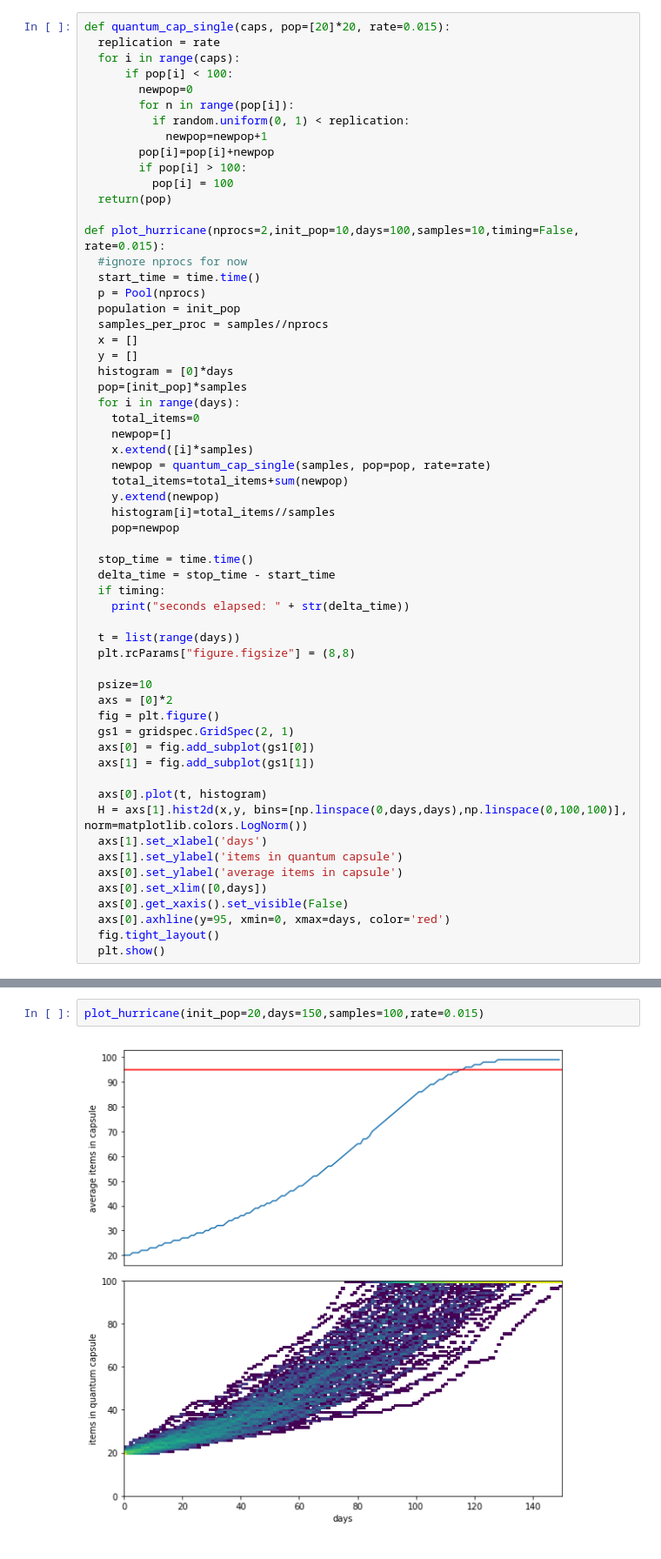
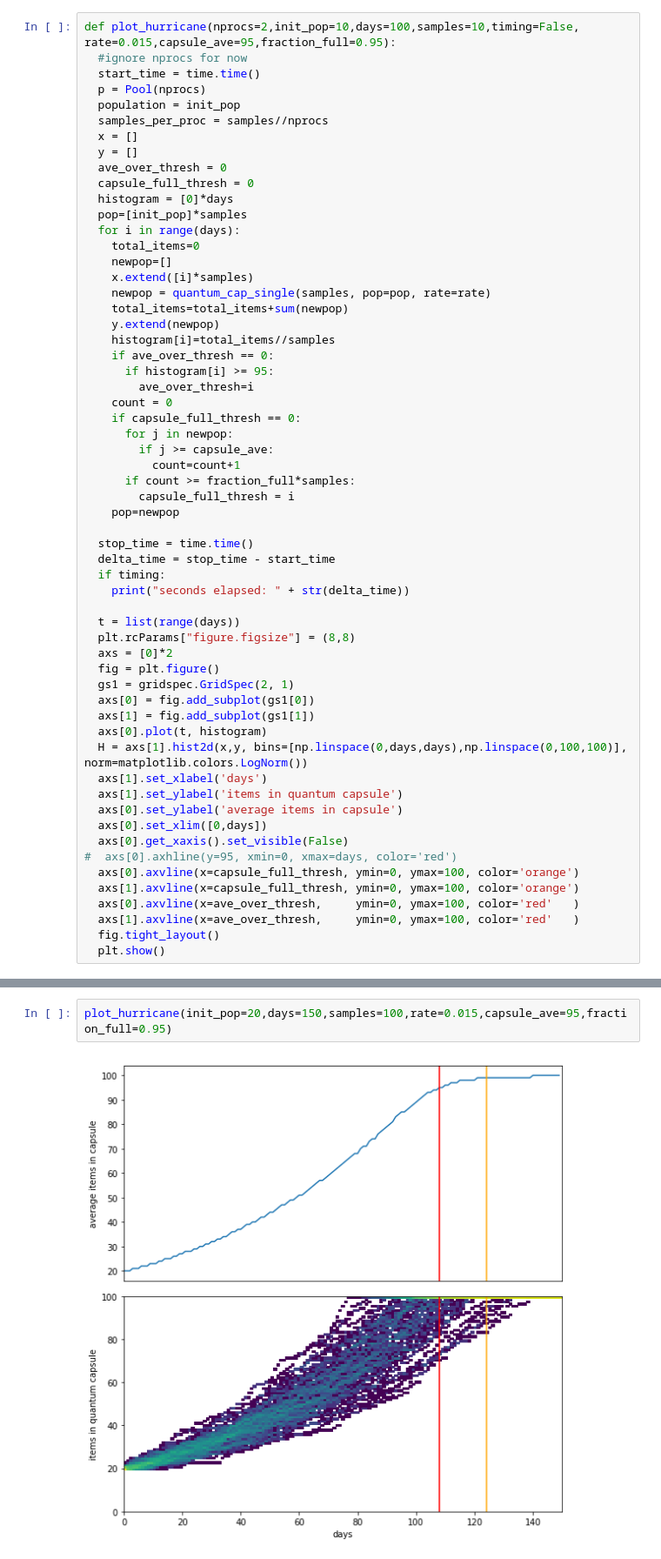
Before and after one commit to bangsudo/bangsudo.github.io, a Jupyter notebook: capsule2.ipynb, the cells around one changed output, grey strips where cells are left out. Shown: that part at 87% size. Cells and saved outputs as stored; diff of their text form.

```diff
--- a/capsule2.ipynb
+++ b/capsule2.ipynb
@@ -16,18 +25,5 @@ The function defined above can be called with the number of processors (2 on goo
 # %%
-def quantum_cap_single(caps, pop=[20]*20, rate=0.015):
-  replication = rate
-  for i in range(caps):
-      if pop[i] < 100:
-        newpop=0
-        for n in range(pop[i]):
-          if random.uniform(0, 1) < replication:
-            newpop=newpop+1
-        pop[i]=pop[i]+newpop
-        if pop[i] > 100:
-          pop[i] = 100
-  return(pop)
-
-def plot_hurricane(nprocs=2,init_pop=10,days=100,samples=10,timing=False, rate=0.015):
+def plot_hurricane(nprocs=2,init_pop=10,days=100,samples=10,timing=False, rate=0.015,capsule_ave=95,fraction_full=0.95):
   #ignore nprocs for now
   start_time = time.time()
   p = Pool(nprocs)
@@ -35,6 +31,8 @@ def plot_hurricane(nprocs=2,init_pop=10,days=100,samples=10,timing=False, rate=0
   samples_per_proc = samples//nprocs
   x = []
   y = []
+  ave_over_thresh = 0
+  capsule_full_thresh = 0
   histogram = [0]*days
   pop=[init_pop]*samples
   for i in range(days):
@@ -45,6 +43,16 @@ def plot_hurricane(nprocs=2,init_pop=10,days=100,samples=10,timing=False, rate=0
     total_items=total_items+sum(newpop)
     y.extend(newpop)
     histogram[i]=total_items//samples
+    if ave_over_thresh == 0:
+      if histogram[i] >= 95:
+        ave_over_thresh=i
+    count = 0
+    if capsule_full_thresh == 0:
+      for j in newpop:
+        if j >= capsule_ave:
+          count=count+1
+      if count >= fraction_full*samples:
+        capsule_full_thresh = i
     pop=newpop
 
   stop_time = time.time()
@@ -54,14 +62,11 @@ def plot_hurricane(nprocs=2,init_pop=10,days=100,samples=10,timing=False, rate=0
 
   t = list(range(days))
   plt.rcParams["figure.figsize"] = (8,8)
-
-  psize=10
   axs = [0]*2
   fig = plt.figure()
   gs1 = gridspec.GridSpec(2, 1)
   axs[0] = fig.add_subplot(gs1[0])
   axs[1] = fig.add_subplot(gs1[1])
-
   axs[0].plot(t, histogram)
   H = axs[1].hist2d(x,y, bins=[np.linspace(0,days,days),np.linspace(0,100,100)], norm=matplotlib.colors.LogNorm())
   axs[1].set_xlabel('days')
@@ -69,6 +74,10 @@ def plot_hurricane(nprocs=2,init_pop=10,days=100,samples=10,timing=False, rate=0
   axs[0].set_ylabel('average items in capsule')
   axs[0].set_xlim([0,days])
   axs[0].get_xaxis().set_visible(False)
-  axs[0].axhline(y=95, xmin=0, xmax=days, color='red')
+#  axs[0].axhline(y=95, xmin=0, xmax=days, color='red')
+  axs[0].axvline(x=capsule_full_thresh, ymin=0, ymax=100, color='orange')
+  axs[1].axvline(x=capsule_full_thresh, ymin=0, ymax=100, color='orange')
+  axs[0].axvline(x=ave_over_thresh,     ymin=0, ymax=100, color='red'   )
+  axs[1].axvline(x=ave_over_thresh,     ymin=0, ymax=100, color='red'   )
   fig.tight_layout()
   plt.show()
@@ -75,5 +86,5 @@ def plot_hurricane(nprocs=2,init_pop=10,days=100,samples=10,timing=False, rate=0
 # %%
-plot_hurricane(init_pop=20,days=150,samples=100,rate=0.015)
+plot_hurricane(init_pop=20,days=150,samples=100,rate=0.015,capsule_ave=95,fraction_full=0.95)
 # %% [output]
-[figure, old version]
+[figure, new version]
 # %%
```
Also changed, not shown: parts of 6 cells of this notebook.
